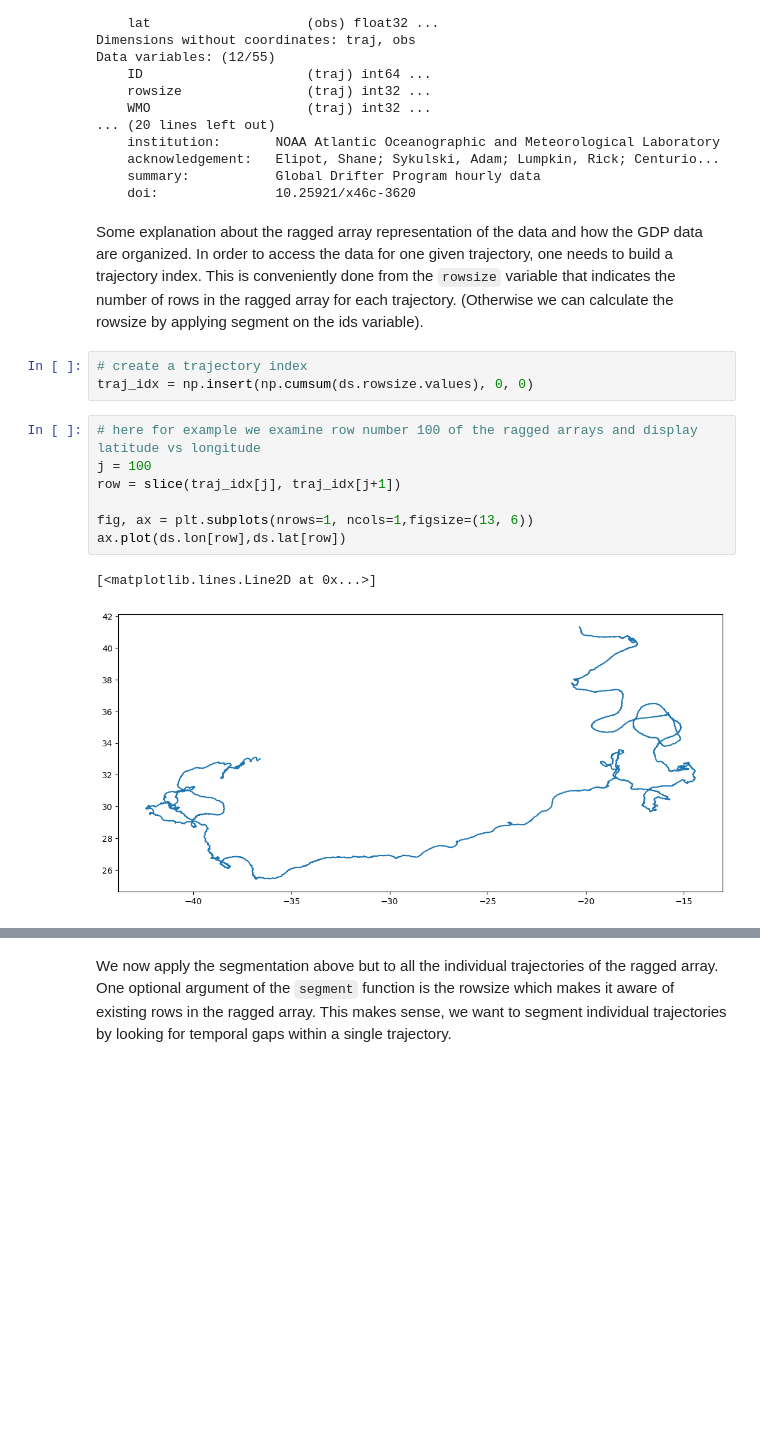
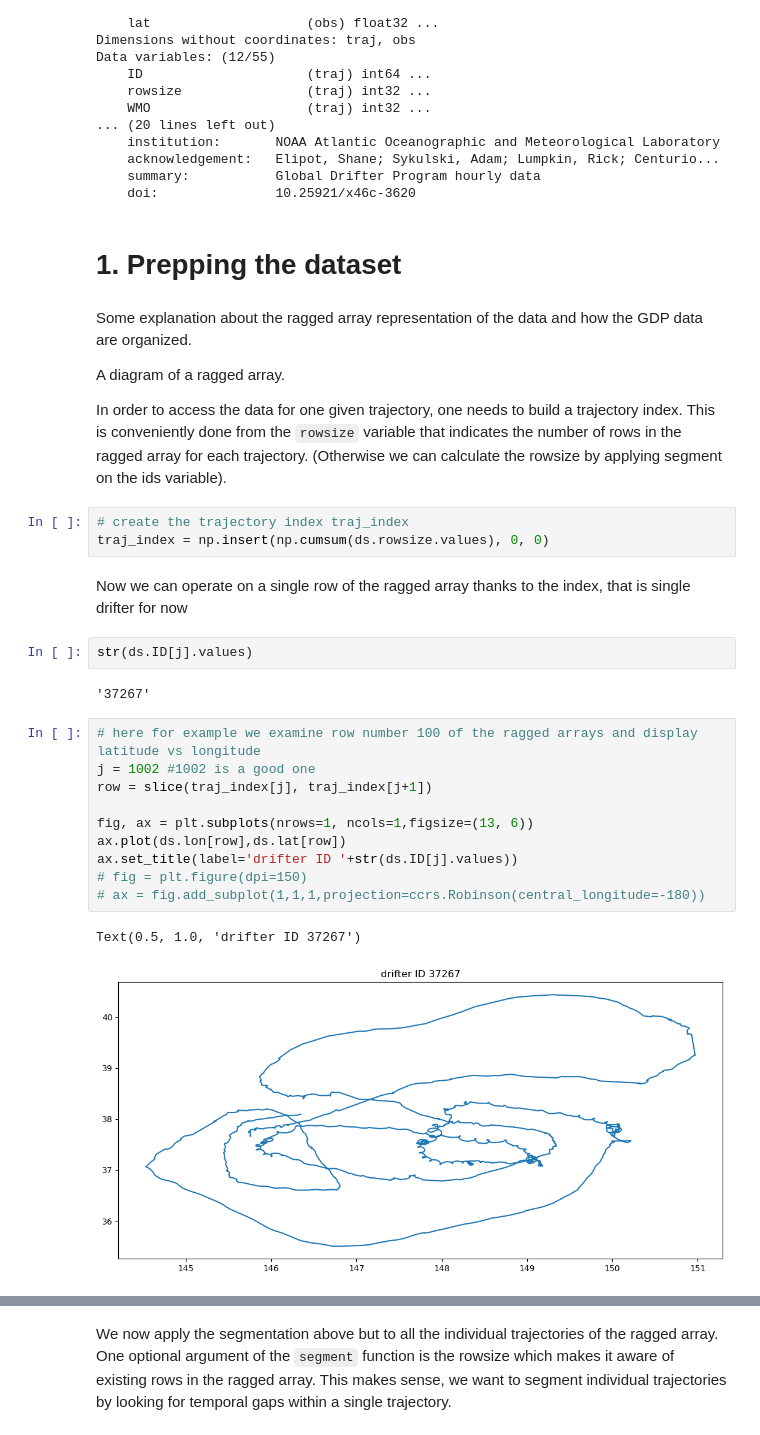
Before and after one commit to selipot/clouddrift-examples, a Jupyter notebook: notebooks/demo-comm-workshop-2023.ipynb, the cells around one changed output, grey strips where cells are left out. Drawn from its saved outputs; the diff is of its cells as text; blank space fills up the shorter version.

```diff
--- a/notebooks/demo-comm-workshop-2023.ipynb
+++ b/notebooks/demo-comm-workshop-2023.ipynb
@@ -39,18 +45,33 @@ Data variables: (12/55)
     acknowledgement:   Elipot, Shane; Sykulski, Adam; Lumpkin, Rick; Centurio...
     summary:           Global Drifter Program hourly data
     doi:               10.25921/x46c-3620
+# %% [markdown]
+# 1. Prepping the dataset
 # %% [markdown]
-Some explanation about the ragged array representation of the data and how the GDP data are organized. In order to access the data for one given trajectory, one needs to build a trajectory index. This is conveniently done from the `rowsize` variable that indicates the number of rows in the ragged array for each trajectory. (Otherwise we can calculate the rowsize by applying segment on the ids variable).
+Some explanation about the ragged array representation of the data and how the GDP data are organized.
+
+A diagram of a ragged array.
+
+ In order to access the data for one given trajectory, one needs to build a trajectory index. This is conveniently done from the `rowsize` variable that indicates the number of rows in the ragged array for each trajectory. (Otherwise we can calculate the rowsize by applying segment on the ids variable).
 # %%
-# create a trajectory index
-traj_idx = np.insert(np.cumsum(ds.rowsize.values), 0, 0)
+# create the trajectory index traj_index
+traj_index = np.insert(np.cumsum(ds.rowsize.values), 0, 0)
+# %% [markdown]
+Now we can operate on a single row of the ragged array thanks to the index, that is single drifter for now
+# %%
+str(ds.ID[j].values)
+# %% [output]
+'37267'
 # %%
 # here for example we examine row number 100 of the ragged arrays and display latitude vs longitude
-j = 100
-row = slice(traj_idx[j], traj_idx[j+1])
+j = 1002 #1002 is a good one
+row = slice(traj_index[j], traj_index[j+1])
 
 fig, ax = plt.subplots(nrows=1, ncols=1,figsize=(13, 6))
 ax.plot(ds.lon[row],ds.lat[row])
+ax.set_title(label='drifter ID '+str(ds.ID[j].values))
+# fig = plt.figure(dpi=150)
+# ax = fig.add_subplot(1,1,1,projection=ccrs.Robinson(central_longitude=-180))
 # %% [output]
-[<matplotlib.lines.Line2D at 0x...>]
+Text(0.5, 1.0, 'drifter ID 37267')
-[figure, old version]
+[figure, new version]
```
Also changed, not shown: parts of 50 cells of this notebook.
